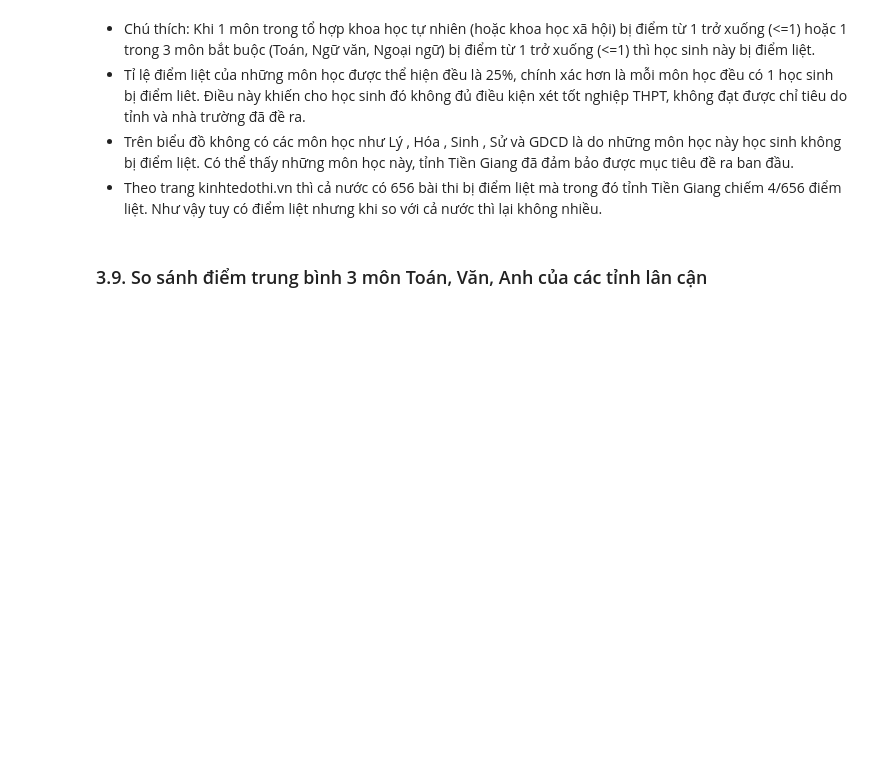
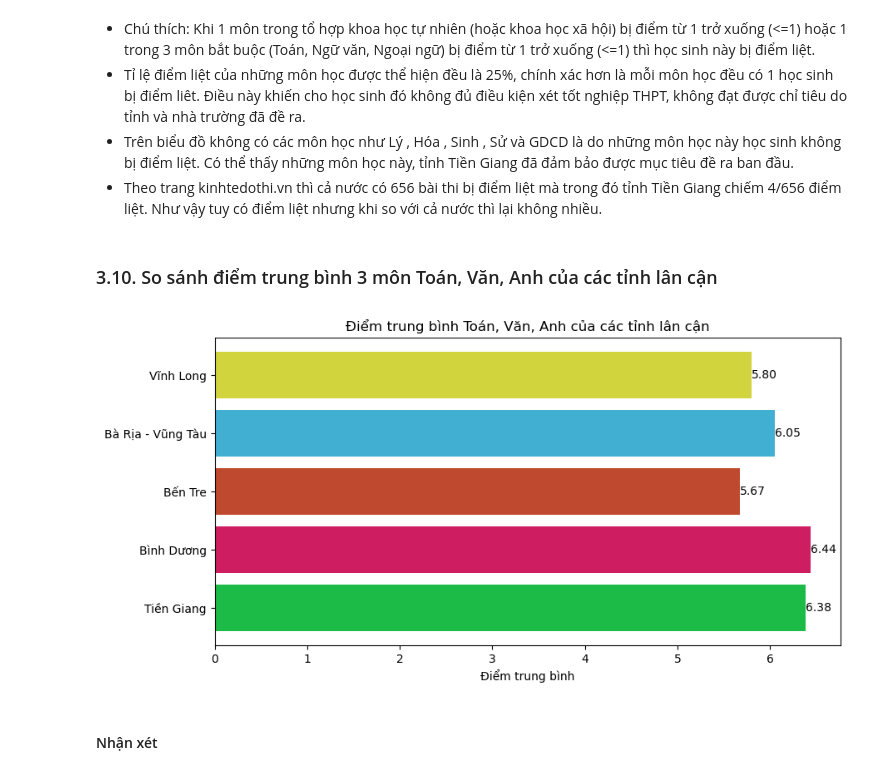
Before and after one commit to nauht1/ScoreAnalysisProject, a Jupyter notebook: Insight.ipynb, the cells around one changed output. Drawn from its saved outputs; the diff is of its cells as text; code cells hidden in the pictures; blank space fills up the shorter version.

Commit message:
bieu do diem

```diff
--- a/Insight.ipynb
+++ b/Insight.ipynb
@@ -815,4 +815,35 @@ plt.show()
 - Trên biểu đồ không có các môn học như Lý , Hóa , Sinh , Sử và GDCD là do những môn học này học sinh không bị điểm liệt. Có thể thấy những môn học này, tỉnh Tiền Giang đã đảm bảo được mục tiêu đề ra ban đầu.
 - Theo trang kinhtedothi.vn thì cả nước có 656 bài thi bị điểm liệt mà trong đó tỉnh Tiền Giang chiếm 4/656 điểm liệt. Như vậy tuy có điểm liệt nhưng khi so với cả nước thì lại không nhiều.
 # %% [markdown]
-### 3.9. So sánh điểm trung bình 3 môn Toán, Văn, Anh của các tỉnh lân cận
+### 3.10. So sánh điểm trung bình 3 môn Toán, Văn, Anh của các tỉnh lân cận
+# %%
+def calculate_average_score(data):
+    data['DiemTB'] = data[['Toan', 'Van', 'Ngoai Ngu']].mean(axis=1)
+    return data[['DiemTB']]
+
+diemTB_TG = calculate_average_score(diemTG)
+diemTB_BinhDuong = calculate_average_score(diemBinhDuong)
+diemTB_BenTre = calculate_average_score(diemBenTre)
+diemTB_BaRiaVungTau = calculate_average_score(diemBaRiaVungTau)
+diemTB_VinhLong = calculate_average_score(diemVinhLong)
+
+tinh_names = ['Tiền Giang', 'Bình Dương', 'Bến Tre', 'Bà Rịa - Vũng Tàu', 'Vĩnh Long']
+
+# Điểm trung bình của từng tỉnh
+diemTB_values = [diemTB_TG['DiemTB'].mean(), diemTB_BinhDuong['DiemTB'].mean(), diemTB_BenTre['DiemTB'].mean(),
+                 diemTB_BaRiaVungTau['DiemTB'].mean(), diemTB_VinhLong['DiemTB'].mean()]
+
+colors = ['#1cba46', '#cf1d61', '#bf492e', '#41afd1', '#d1d43d']
+# Vẽ biểu đồ cột ngang
+plt.barh(tinh_names, diemTB_values, color = colors)
+plt.xlabel('Điểm trung bình')
+plt.title('Điểm trung bình Toán, Văn, Anh của các tỉnh lân cận')
+
+for index, value in enumerate(diemTB_values):
+    plt.text(value, index, f'{value:.2f}', ha='left', va='center')
+plt.subplots_adjust(right=1.3)
+plt.show()
+# %% [output]
+[figure, added]
+# %% [markdown]
+#### Nhận xét
```
Also changed, not shown: parts of 2 cells of this notebook.
